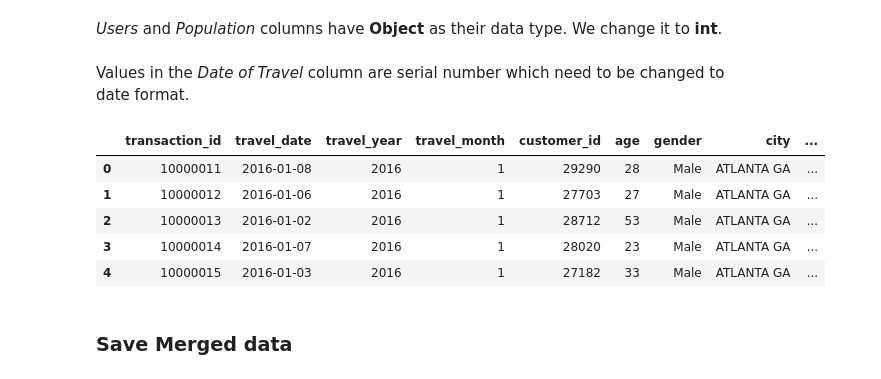
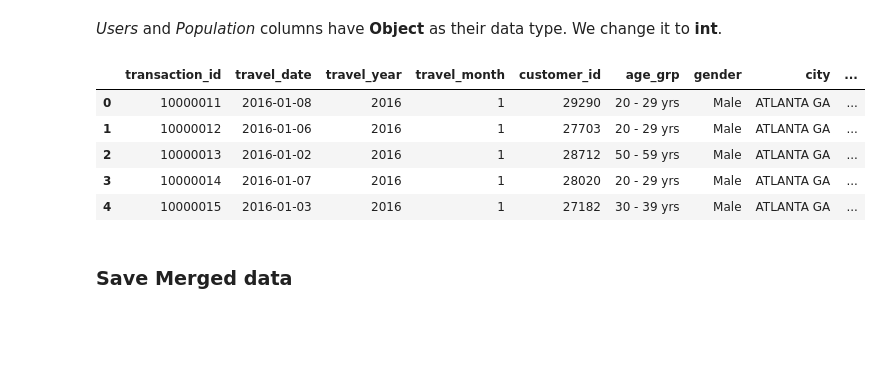
Before and after one commit to Ashish-Sasna/Data-Glacier, a Jupyter notebook: Week 2/Scripts/G2M_Insights.ipynb, the cells around one changed output. Drawn from its saved outputs; the diff is of its cells as text; code cells hidden in the pictures; blank space fills up the shorter version.

```diff
--- a/Week 2/Scripts/G2M_Insights.ipynb
+++ b/Week 2/Scripts/G2M_Insights.ipynb
@@ -278,6 +278,4 @@ final_df['Users'] = final_df['Users'].str.replace(',',
                                                   '').astype(np.int64)
 final_df['Population'] = final_df['Population'].str.replace(',',
                                                             '').astype(np.int64)
-# %% [markdown]
-Values in the *Date of Travel* column are serial number which need to be changed to date format.
 # %%
@@ -288,38 +291,56 @@ final_df['Year of Travel'] = final_df['Date of Travel'].apply(lambda x: x.year)
 final_df['Month of Travel'] = final_df['Date of Travel'].apply(lambda x: x.month)
+# %%
+"""Convert age into age groups"""
+age_bins = [0, 20, 30, 40, 50, 60, 100]
+
+age_grp = [
+    '< 20 yrs',
+    '20 - 29 yrs',
+    '30 - 39 yrs',
+    '40 - 49 yrs',
+    '50 - 59 yrs',
+    '60+ yrs']
+
+final_df['Age Group'] = pd.cut(final_df['Age'],
+                             bins=age_bins,
+                             labels=age_grp,
+                             right=False)
+
+final_df = final_df.drop('Age', axis=1)
 # %%
 final_df = final_df.rename(columns={
     'Transaction ID' : 'transaction_id',
     'Date of Travel' : 'travel_date',
     'Year of Travel' : 'travel_year',
     'Month of Travel' : 'travel_month',
     'Customer ID' : 'customer_id',
-    'Age' : 'age',
+    'Age Group' : 'age_grp',
     'Gender' : 'gender',
     'City' : 'city',
     'Population' : 'population',
     'Users' : 'users',
     'Income (USD/Month)' : 'monthly_income(USD)',
     'KM Travelled' : 'travel_dist(km)',
     'Price Charged' : 'total_chrgd',
     'Cost of Trip' : 'trip_cost',
     'Payment_Mode' : 'pymnt_mode',
     'Company' : 'cab_cmpny'
 })
 
 final_df['trip_profit'] = final_df['total_chrgd'] - final_df['trip_cost']
 
-final_df = final_df[['transaction_id', 'travel_date', 'travel_year', 'travel_month', 'customer_id', 'age', \
+final_df = final_df[['transaction_id', 'travel_date', 'travel_year', 'travel_month', 'customer_id', 'age_grp', \
                      'gender', 'city', 'population', 'users', 'monthly_income(USD)', 'travel_dist(km)', \
                      'trip_cost', 'total_chrgd', 'trip_profit', 'pymnt_mode', 'cab_cmpny']]
 
 final_df.head()
 # %% [output]
-|  | transaction_id | travel_date | travel_year | travel_month | customer_id | age | gender | city | ... |
-| 0 | 10000011 | 2016-01-08 | 2016 | 1 | 29290 | 28 | Male | ATLANTA GA | ... |
-| 1 | 10000012 | 2016-01-06 | 2016 | 1 | 27703 | 27 | Male | ATLANTA GA | ... |
-| 2 | 10000013 | 2016-01-02 | 2016 | 1 | 28712 | 53 | Male | ATLANTA GA | ... |
-| 3 | 10000014 | 2016-01-07 | 2016 | 1 | 28020 | 23 | Male | ATLANTA GA | ... |
-| 4 | 10000015 | 2016-01-03 | 2016 | 1 | 27182 | 33 | Male | ATLANTA GA | ... |
+|  | transaction_id | travel_date | travel_year | travel_month | customer_id | age_grp | gender | city | ... |
+| 0 | 10000011 | 2016-01-08 | 2016 | 1 | 29290 | 20 - 29 yrs | Male | ATLANTA GA | ... |
+| 1 | 10000012 | 2016-01-06 | 2016 | 1 | 27703 | 20 - 29 yrs | Male | ATLANTA GA | ... |
+| 2 | 10000013 | 2016-01-02 | 2016 | 1 | 28712 | 50 - 59 yrs | Male | ATLANTA GA | ... |
+| 3 | 10000014 | 2016-01-07 | 2016 | 1 | 28020 | 20 - 29 yrs | Male | ATLANTA GA | ... |
+| 4 | 10000015 | 2016-01-03 | 2016 | 1 | 27182 | 30 - 39 yrs | Male | ATLANTA GA | ... |
 # %% [markdown]
 ### Save Merged data
 # %%
```
Also changed, not shown: parts of 9 cells of this notebook, 1 other file.
